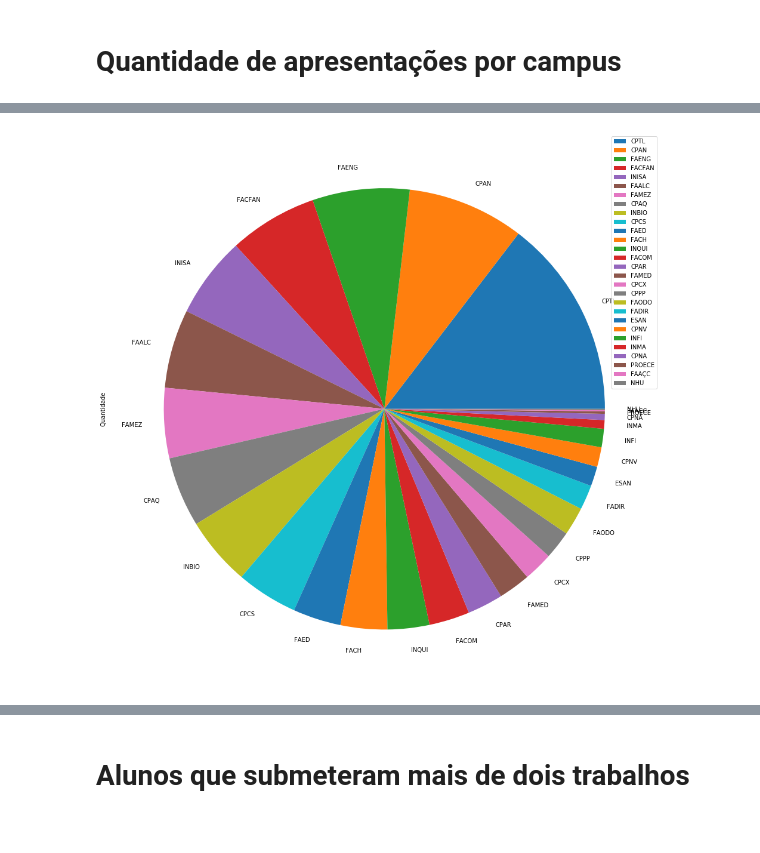
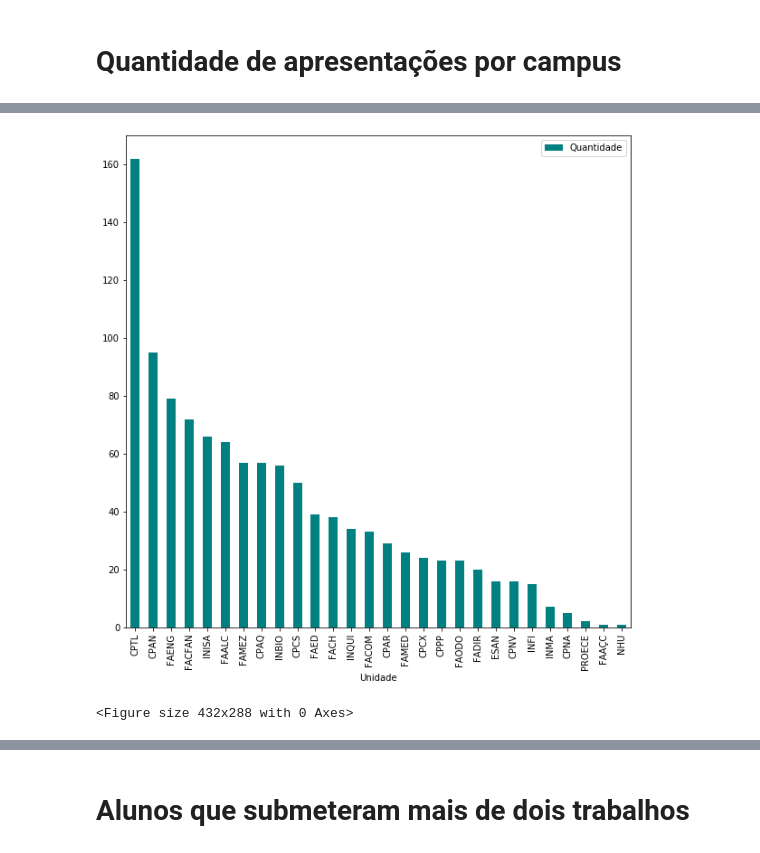
Before and after one commit to danbailo/Data-Science, a Jupyter notebook: Pandas/script/script.ipynb, the cells around one changed output, grey strips where cells are left out. Cells and saved outputs as stored; diff of their text form; code cells hidden in the pictures.

```diff
--- a/Pandas/script/script.ipynb
+++ b/Pandas/script/script.ipynb
@@ -84,7 +108,5 @@ qtd_excel.set_index('Unidade',inplace=True)
 # %%
-pie_qtd = qtd_excel.plot.pie(y='Quantidade',figsize=(17, 17))
+pie_qtd = qtd_excel.plot.pie(y='Quantidade',figsize=(17, 20), shadow=True, autopct='%1.1f%%', colors=colors)
-# %% [output]
-[figure, removed]
 # %%
 pie_fig = pie_qtd.get_figure()
 # %%
@@ -91,0 +114,10 @@ pie_fig.savefig('qtd.svg')
+# %%
+bar_qtd = qtd_excel.plot.bar(color='teal',figsize=(10,10), label='Quantidade')
+# %% [output]
+[figure, added]
+# %%
+for p in bar_qtd.patches:
+    bar_qtd.annotate('{}'.format((str(p.get_height()))), (p.get_x(), p.get_height()))
+plt.tight_layout()
+# %% [output]
+<Figure size 432x288 with 0 Axes>
```
Also changed, not shown: parts of 6 cells of this notebook, 4 other files.
